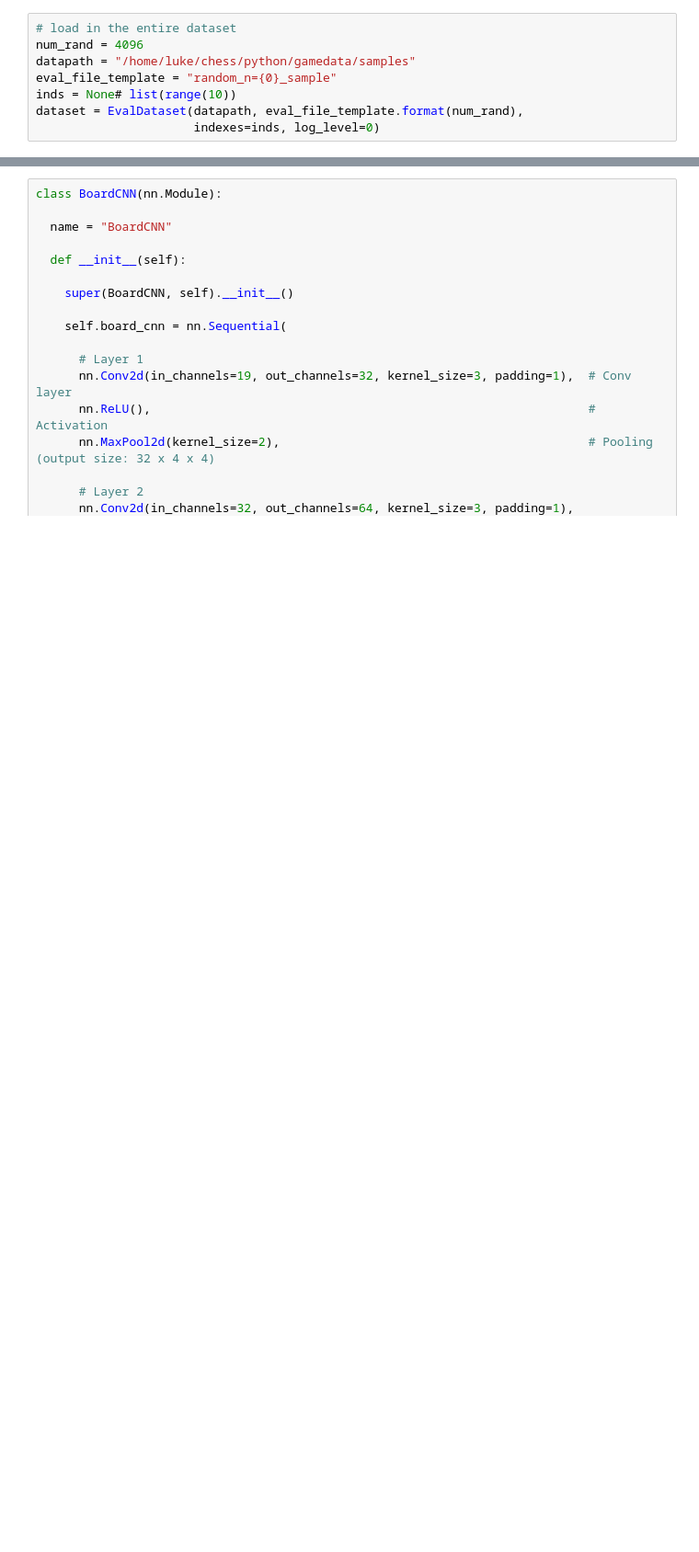
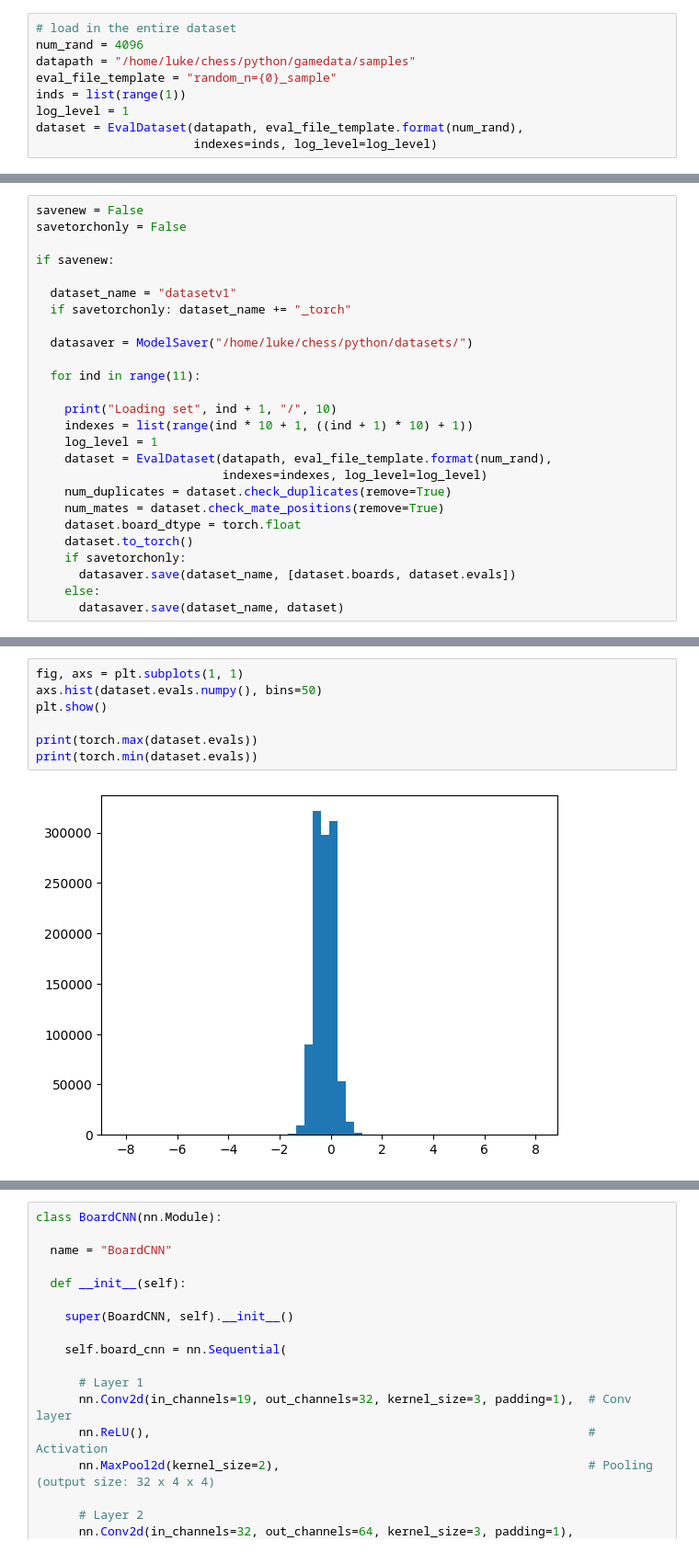
Before and after one commit to lukebeddow/chess, a Jupyter notebook: python/explore_data.ipynb, the cells around one changed output, grey strips where cells are left out. Shown: that part at 92% size. Cells and saved outputs as stored; diff of their text form; blank space fills up the shorter version.

```diff
--- a/python/explore_data.ipynb
+++ b/python/explore_data.ipynb
@@ -20,6 +329,7 @@ from train_nn_evaluator import EvalDataset
 num_rand = 4096
 datapath = "/home/luke/chess/python/gamedata/samples"
 eval_file_template = "random_n={0}_sample"
-inds = None# list(range(10))
+inds = list(range(1))
+log_level = 1
 dataset = EvalDataset(datapath, eval_file_template.format(num_rand),
-                      indexes=inds, log_level=0)
+                      indexes=inds, log_level=log_level)
@@ -41,0 +372,26 @@ Proportion of mate positions = 0.2 %
+# %%
+savenew = False
+savetorchonly = False
+
+if savenew:
+
+  dataset_name = "datasetv1"
+  if savetorchonly: dataset_name += "_torch"
+
+  datasaver = ModelSaver("/home/luke/chess/python/datasets/")
+
+  for ind in range(11):
+
+    print("Loading set", ind + 1, "/", 10)
+    indexes = list(range(ind * 10 + 1, ((ind + 1) * 10) + 1))
+    log_level = 1
+    dataset = EvalDataset(datapath, eval_file_template.format(num_rand),
+                          indexes=indexes, log_level=log_level)
+    num_duplicates = dataset.check_duplicates(remove=True)
+    num_mates = dataset.check_mate_positions(remove=True)
+    dataset.board_dtype = torch.float
+    dataset.to_torch()
+    if savetorchonly:
+      datasaver.save(dataset_name, [dataset.boards, dataset.evals])
+    else:
+      datasaver.save(dataset_name, dataset)
@@ -41,0 +416,9 @@ Proportion of mate positions = 0.2 %
+# %%
+fig, axs = plt.subplots(1, 1)
+axs.hist(dataset.evals.numpy(), bins=50)
+plt.show()
+
+print(torch.max(dataset.evals))
+print(torch.min(dataset.evals))
+# %% [output]
+[figure, added]
```
Also changed, not shown: parts of 15 cells of this notebook, 5 other files.
